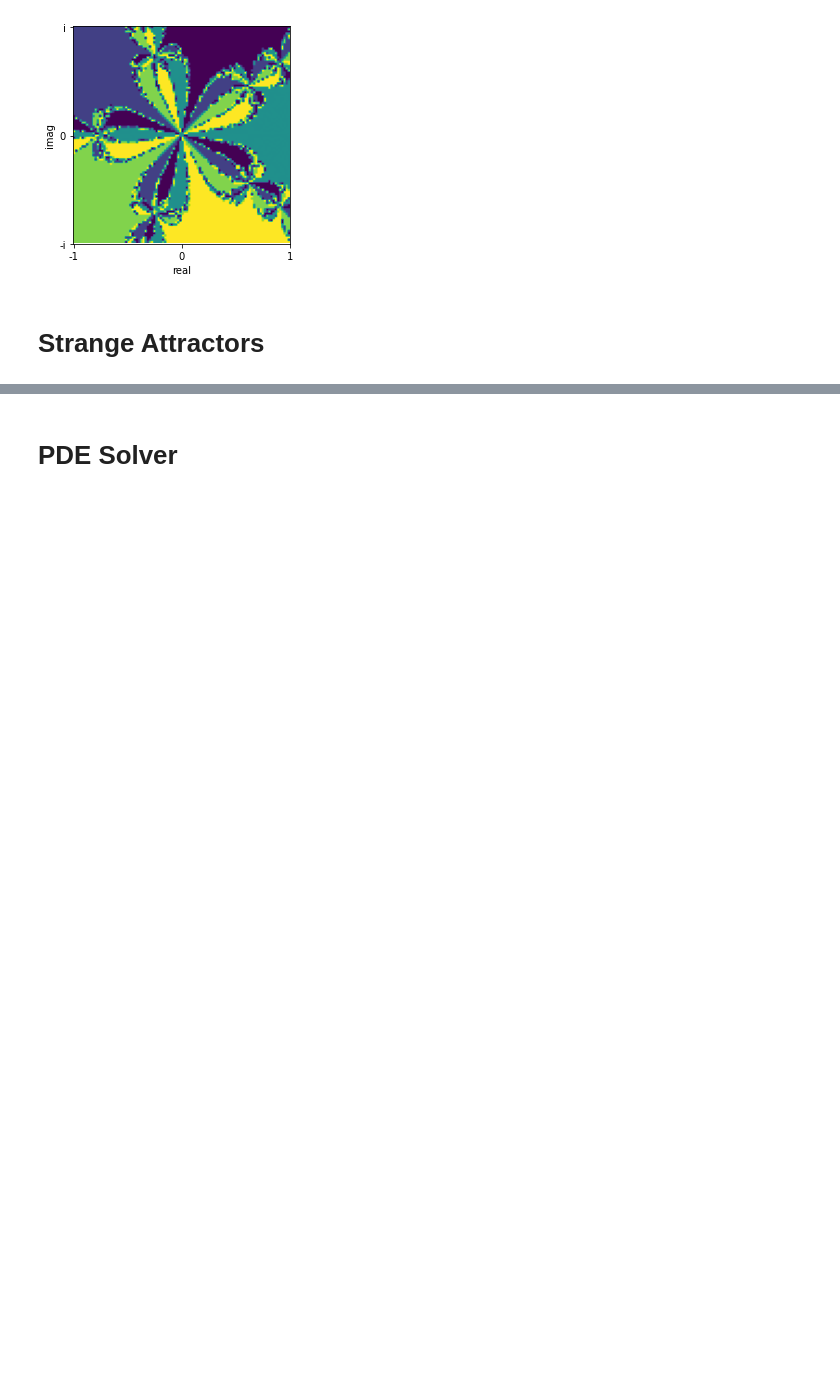
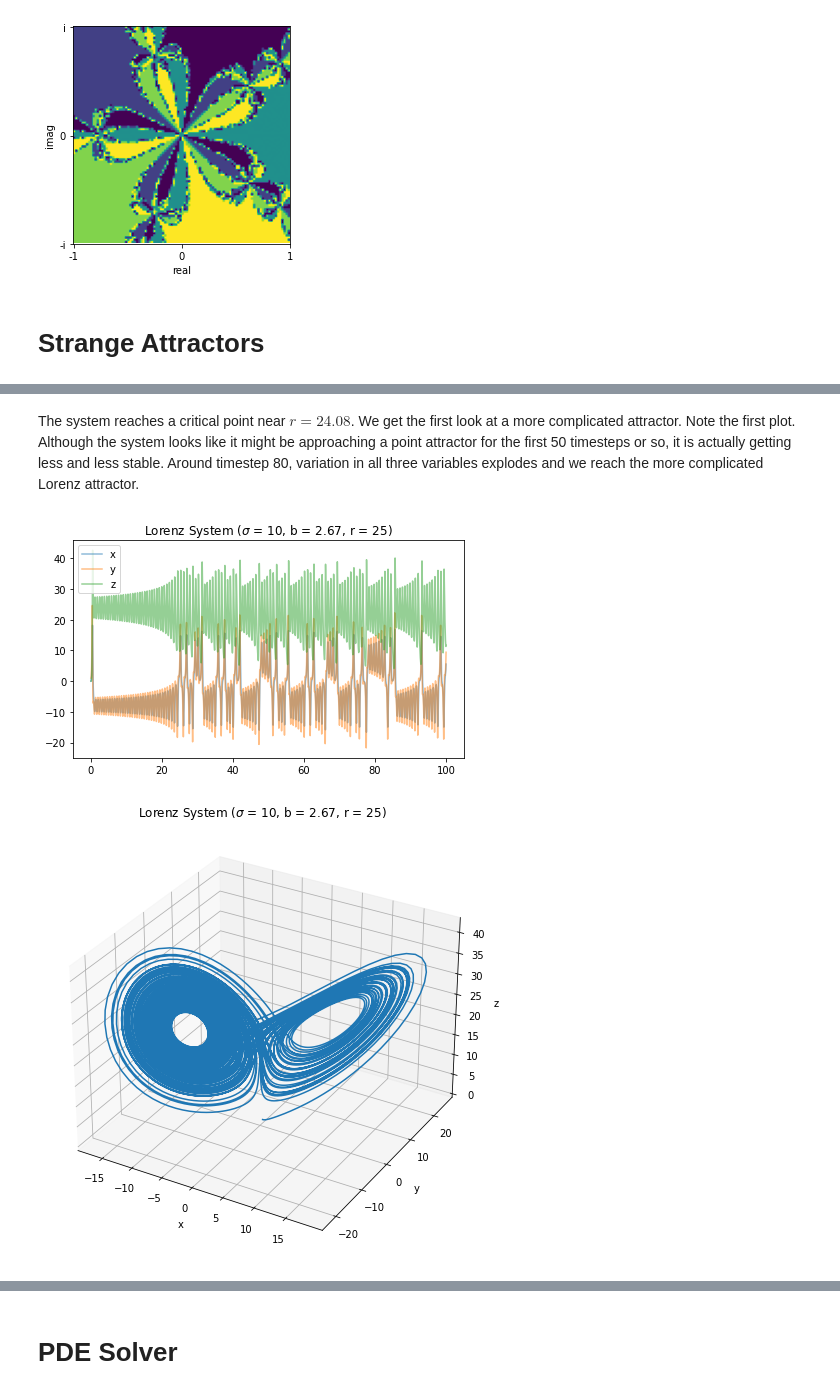
Before and after one commit to leo-ware/cs154-final, a Jupyter notebook: notebook.ipynb, the cells around one changed output, grey strips where cells are left out. Saved outputs shown, nothing was run; the diff lists cells and outputs as text; code cells hidden in the pictures; blank space fills up the shorter version.

```diff
--- a/notebook.ipynb
+++ b/notebook.ipynb
@@ -97,0 +201,10 @@ make_plot(lambda x:x**5 - 1, lambda x:5*x**4)
+# %% [markdown]
+The system reaches a critical point near $r = 24.08$. We get the first look at a more complicated attractor. Note the first plot. Although the system looks like it might be approaching a point attractor for the first 50 timesteps or so, it is actually getting less and less stable. Around timestep 80, variation in all three variables explodes and we reach the more complicated Lorenz attractor.
+# %%
+sim25 = Lorenz(x0=0, y0=1, z0=0, sig=10, b=8/3, r=25)
+sim25.run(100)
+plot_2d(sim25)
+plot_3d(sim25)
+# %% [output]
+[figure, added]
+[figure, added]
```
Also changed, not shown: parts of 28 cells of this notebook, 4 other files.
